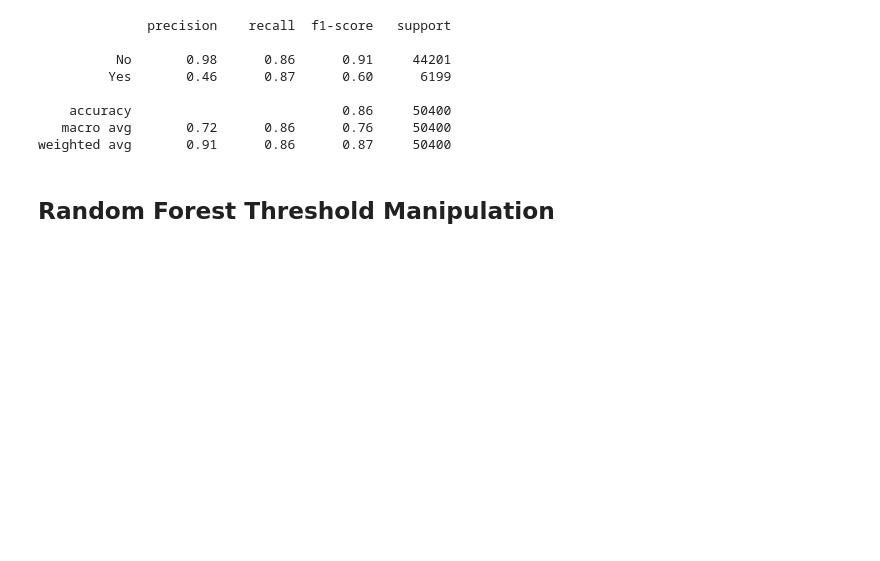
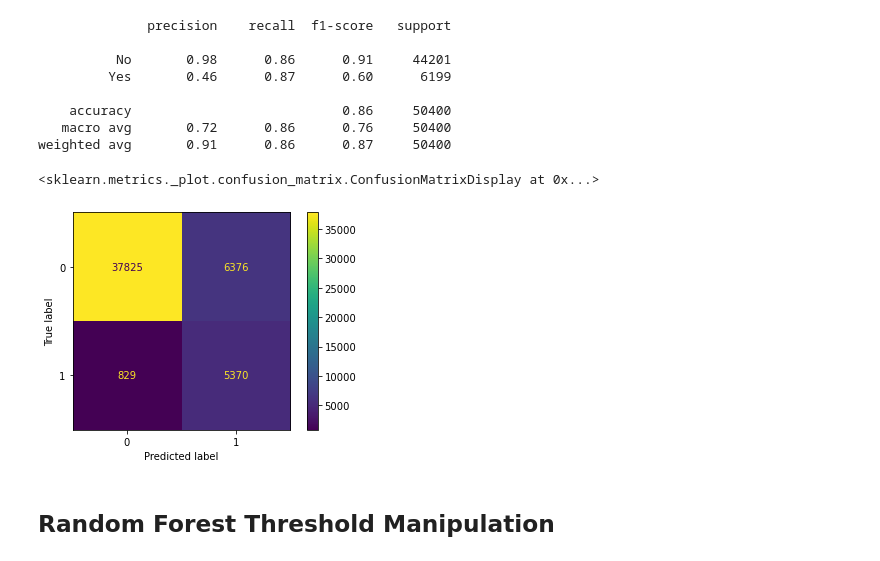
Before and after one commit to atknighton/Team-3-Data-Project, a Jupyter notebook: Final Project.ipynb, the cells around one changed output. Cells and saved outputs as stored; diff of their text form; code cells hidden in the pictures; blank space fills up the shorter version.

```diff
--- a/Final Project.ipynb
+++ b/Final Project.ipynb
@@ -1165,6 +1165,11 @@ print(classification_report(y_test, rfc.predict(X_test_std),
     accuracy                           0.86     50400
    macro avg       0.72      0.86      0.76     50400
 weighted avg       0.91      0.86      0.87     50400
+# %%
+plot_confusion_matrix(rfc, X_test_std, y_test)
+# %% [output]
+<sklearn.metrics._plot.confusion_matrix.ConfusionMatrixDisplay at 0x...>
+[figure, added]
 # %% [markdown]
 ## Random Forest Threshold Manipulation
 # %%
```
Also changed, not shown: parts of 47 cells of this notebook.
